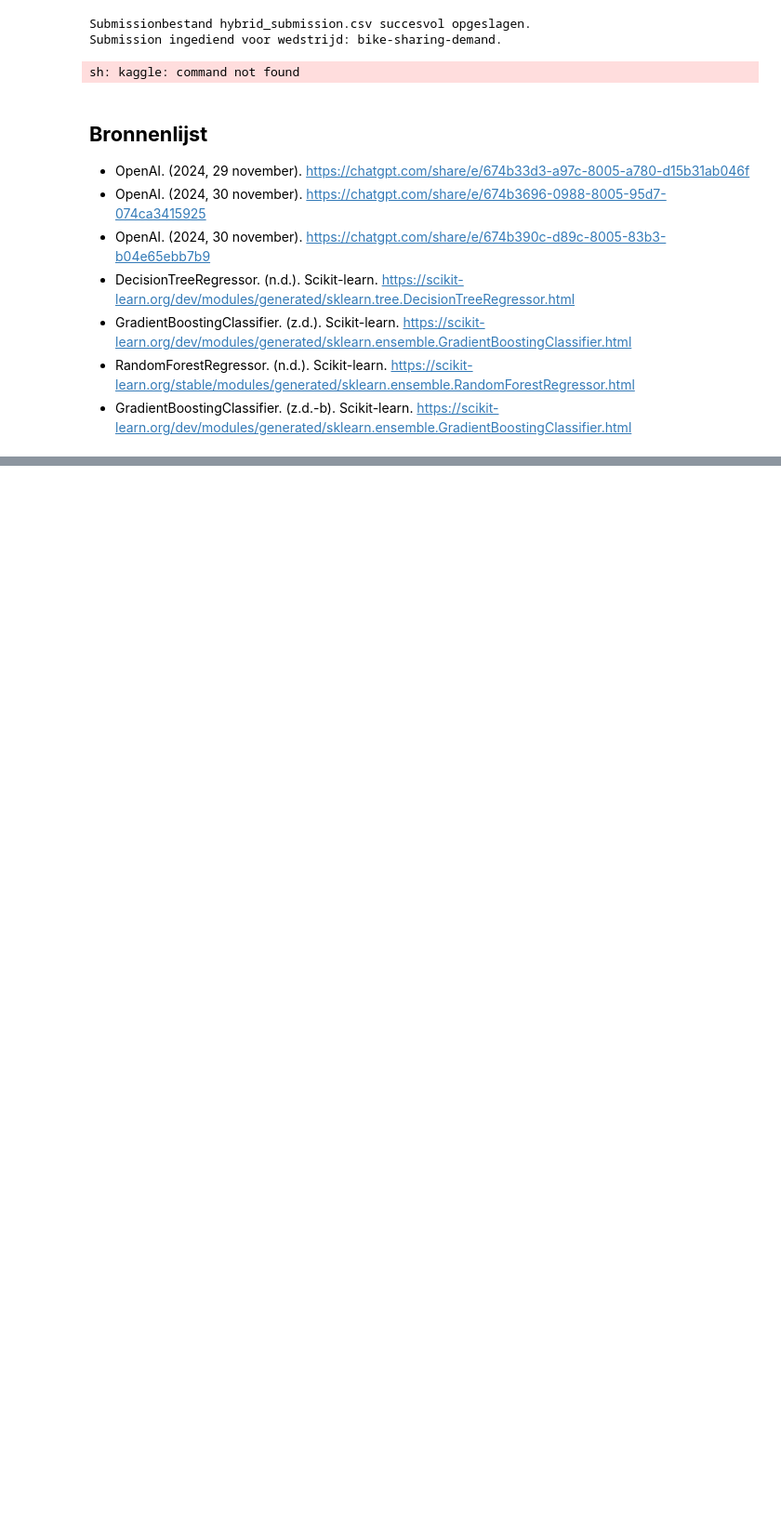
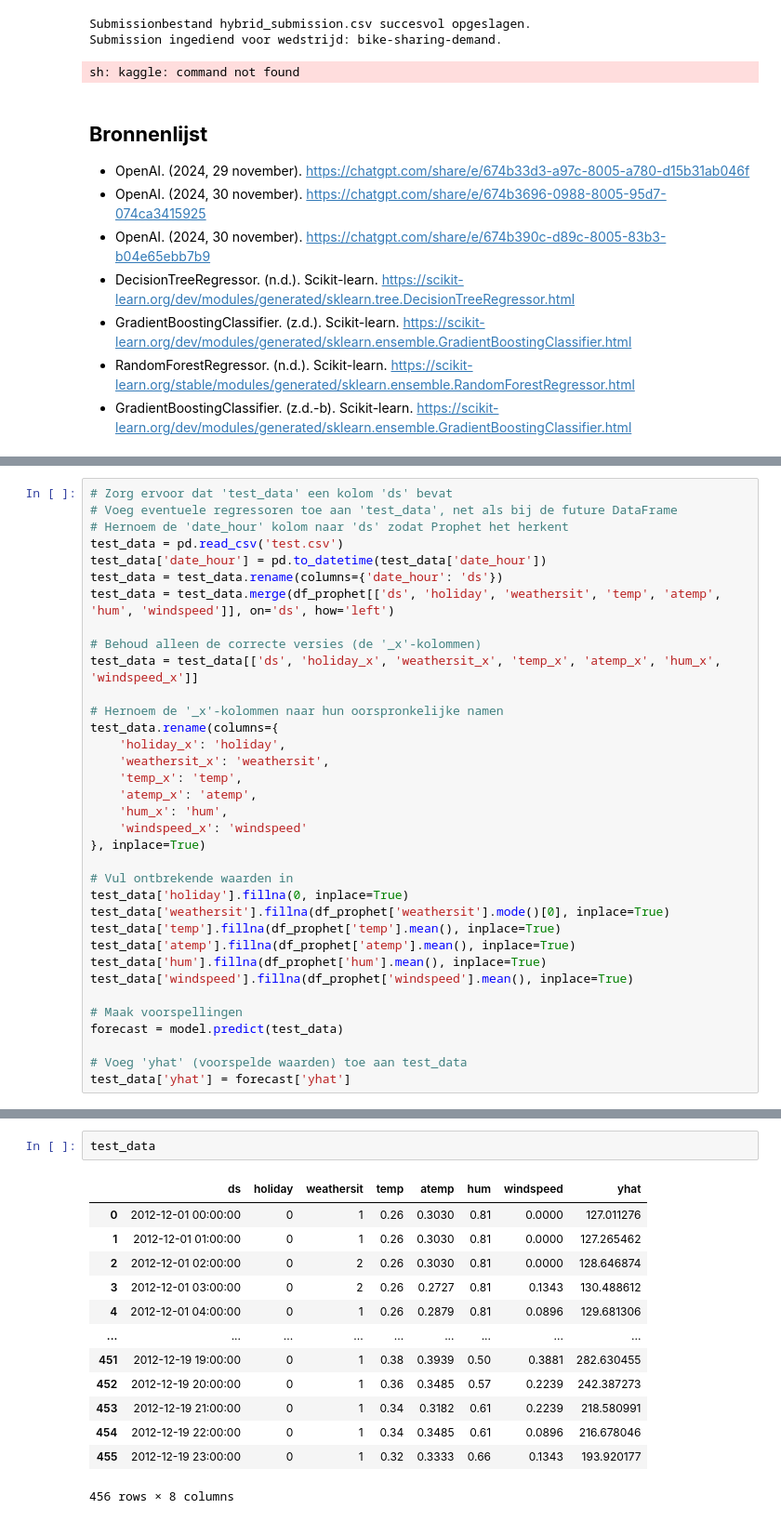
Before and after one commit to Tijnwy/MachineLearning, a Jupyter notebook: ML_opdracht_2/Untitled-1.ipynb, the cells around one changed output, grey strips where cells are left out. Shown at 93% size. Saved outputs shown, nothing was run; the diff lists cells and outputs as text; blank space fills up the shorter version.

```diff
--- a/ML_opdracht_2/Untitled-1.ipynb
+++ b/ML_opdracht_2/Untitled-1.ipynb
@@ -1294,0 +1694,35 @@ sh: kaggle: command not found
+# %%
+# Zorg ervoor dat 'test_data' een kolom 'ds' bevat
+# Voeg eventuele regressoren toe aan 'test_data', net als bij de future DataFrame
+# Hernoem de 'date_hour' kolom naar 'ds' zodat Prophet het herkent
+test_data = pd.read_csv('test.csv')
+test_data['date_hour'] = pd.to_datetime(test_data['date_hour'])
+test_data = test_data.rename(columns={'date_hour': 'ds'})
+test_data = test_data.merge(df_prophet[['ds', 'holiday', 'weathersit', 'temp', 'atemp', 'hum', 'windspeed']], on='ds', how='left')
+
+# Behoud alleen de correcte versies (de '_x'-kolommen)
+test_data = test_data[['ds', 'holiday_x', 'weathersit_x', 'temp_x', 'atemp_x', 'hum_x', 'windspeed_x']]
+
+# Hernoem de '_x'-kolommen naar hun oorspronkelijke namen
+test_data.rename(columns={
+    'holiday_x': 'holiday',
+    'weathersit_x': 'weathersit',
+    'temp_x': 'temp',
+    'atemp_x': 'atemp',
+    'hum_x': 'hum',
+    'windspeed_x': 'windspeed'
+}, inplace=True)
+
+# Vul ontbrekende waarden in
+test_data['holiday'].fillna(0, inplace=True)
+test_data['weathersit'].fillna(df_prophet['weathersit'].mode()[0], inplace=True)
+test_data['temp'].fillna(df_prophet['temp'].mean(), inplace=True)
+test_data['atemp'].fillna(df_prophet['atemp'].mean(), inplace=True)
+test_data['hum'].fillna(df_prophet['hum'].mean(), inplace=True)
+test_data['windspeed'].fillna(df_prophet['windspeed'].mean(), inplace=True)
+
+# Maak voorspellingen
+forecast = model.predict(test_data)
+
+# Voeg 'yhat' (voorspelde waarden) toe aan test_data
+test_data['yhat'] = forecast['yhat']
@@ -1294,0 +1747,16 @@ sh: kaggle: command not found
+# %%
+test_data
+# %% [output]
+|  | ds | holiday | weathersit | temp | atemp | hum | windspeed | yhat |
+| 0 | 2012-12-01 00:00:00 | 0 | 1 | 0.26 | 0.3030 | 0.81 | 0.0000 | 127.011276 |
+| 1 | 2012-12-01 01:00:00 | 0 | 1 | 0.26 | 0.3030 | 0.81 | 0.0000 | 127.265462 |
+| 2 | 2012-12-01 02:00:00 | 0 | 2 | 0.26 | 0.3030 | 0.81 | 0.0000 | 128.646874 |
+| 3 | 2012-12-01 03:00:00 | 0 | 2 | 0.26 | 0.2727 | 0.81 | 0.1343 | 130.488612 |
+| 4 | 2012-12-01 04:00:00 | 0 | 1 | 0.26 | 0.2879 | 0.81 | 0.0896 | 129.681306 |
+| ... | ... | ... | ... | ... | ... | ... | ... | ... |
+| 451 | 2012-12-19 19:00:00 | 0 | 1 | 0.38 | 0.3939 | 0.50 | 0.3881 | 282.630455 |
+| 452 | 2012-12-19 20:00:00 | 0 | 1 | 0.36 | 0.3485 | 0.57 | 0.2239 | 242.387273 |
+| 453 | 2012-12-19 21:00:00 | 0 | 1 | 0.34 | 0.3182 | 0.61 | 0.2239 | 218.580991 |
+| 454 | 2012-12-19 22:00:00 | 0 | 1 | 0.34 | 0.3485 | 0.61 | 0.0896 | 216.678046 |
+| 455 | 2012-12-19 23:00:00 | 0 | 1 | 0.32 | 0.3333 | 0.66 | 0.1343 | 193.920177 |
+456 rows × 8 columns
```
Also changed, not shown: parts of 45 cells of this notebook.
